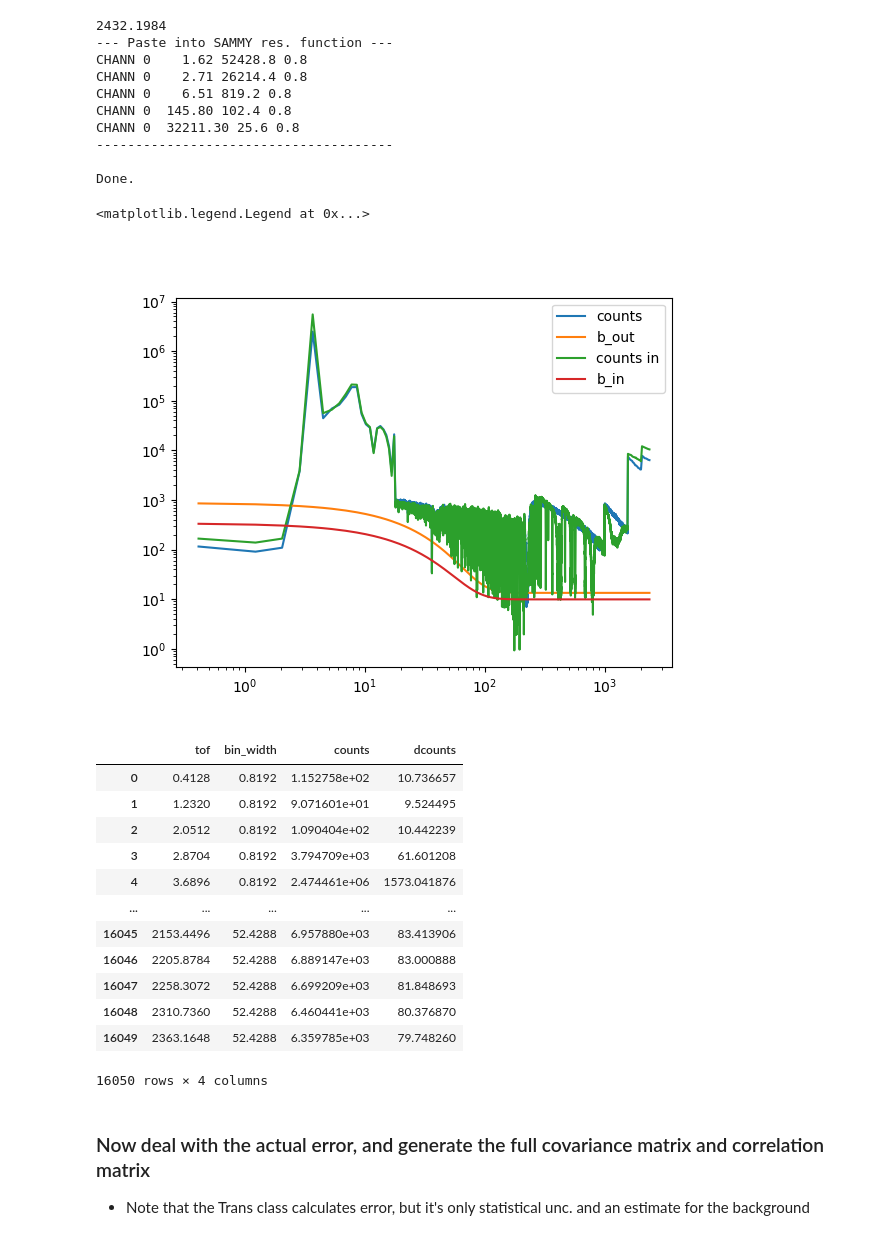
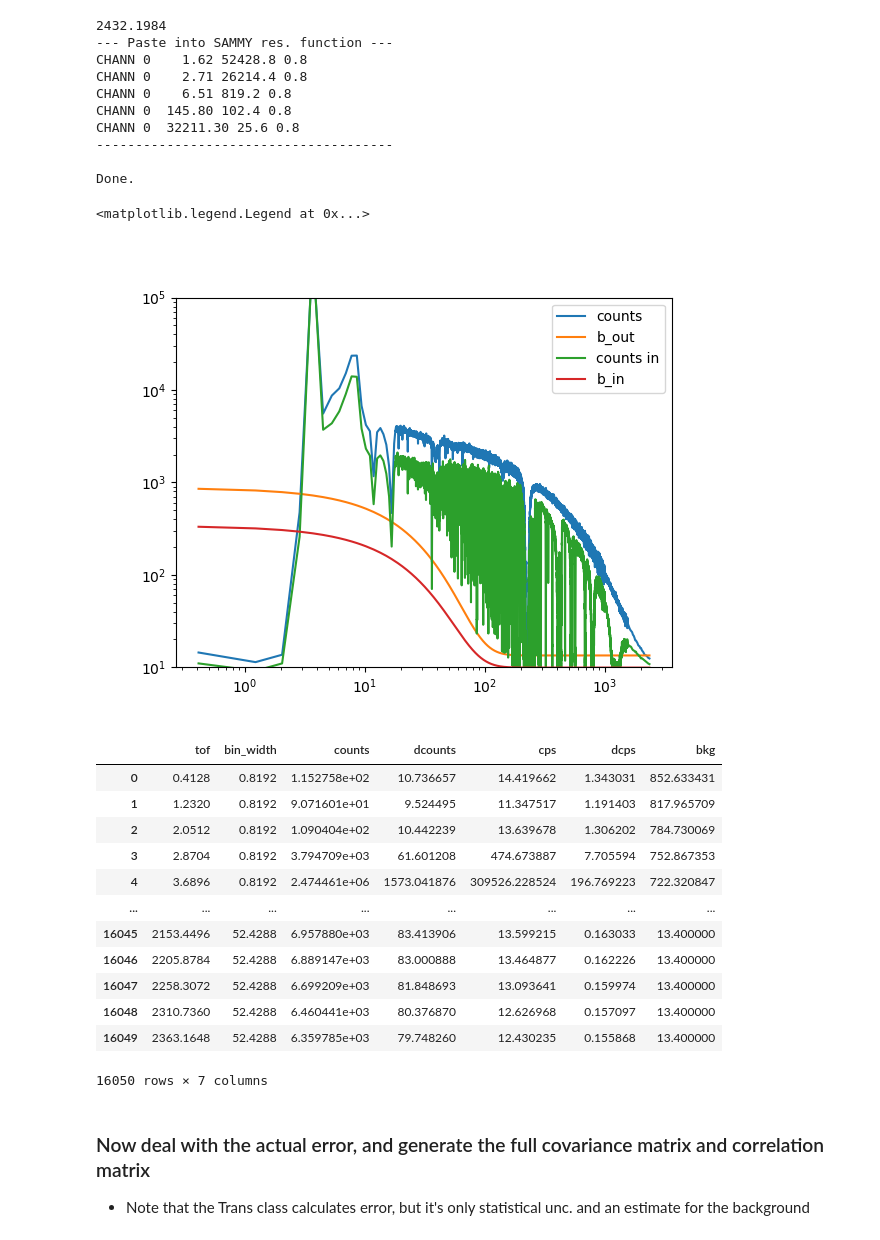
Before and after one commit to Naww137/Syndat, a Jupyter notebook: synthetic_data/Ta181/JB_sol/produce-trans-walton_JBSol.ipynb, the cells around one changed output. Cells and saved outputs as stored; diff of their text form; code cells hidden in the pictures.

```diff
--- a/synthetic_data/Ta181/JB_sol/produce-trans-walton_JBSol.ipynb
+++ b/synthetic_data/Ta181/JB_sol/produce-trans-walton_JBSol.ipynb
@@ -138,34 +138,36 @@ Done.
 # %%
 figure()
 # plot(trans1.open_data.tof,trans1.open_data.cps,label='cps')
-plot(trans1.open_data.tof,trans1.open_data.counts,label='counts')
+plot(trans1.open_data.tof,trans1.open_data.cps,label='counts')
 # plot(trans1.open_data.tof,(trans1.open_data.dcps/trans1.open_data.cps)*100)
 plot(trans1.open_data.tof,trans1.open_data.bkg, label='b_out')
 # plot(trans1.sample_data.tof,(trans1.sample_data.dcps/trans1.sample_data.cps)*100)
-plot(trans1.sample_data.tof,trans1.sample_data.counts,label='counts in')
+plot(trans1.sample_data.tof,trans1.sample_data.cps,label='counts in')
 plot(trans1.sample_data.tof,trans1.sample_data.bkg, label='b_in')
 xscale('log')
 yscale('log')
+ylim([10,1e5])
 legend()
 # %% [output]
 <matplotlib.legend.Legend at 0x...>
-[figure, old version]
+[figure, new version]
 # %%
-trans1.open_data[['tof','bin_width','counts','dcounts']]#.to_csv("/Users/2mx/Desktop/rpi-open-ta181.csv",index=False)
+# trans1.open_data[['tof','bin_width','counts','dcounts']]#.to_csv("/Users/2mx/Desktop/rpi-open-ta181.csv",index=False)
+trans1.open_data
 # %% [output]
-|  | tof | bin_width | counts | dcounts |
-| 0 | 0.4128 | 0.8192 | 1.152758e+02 | 10.736657 |
-| 1 | 1.2320 | 0.8192 | 9.071601e+01 | 9.524495 |
-| 2 | 2.0512 | 0.8192 | 1.090404e+02 | 10.442239 |
-| 3 | 2.8704 | 0.8192 | 3.794709e+03 | 61.601208 |
-| 4 | 3.6896 | 0.8192 | 2.474461e+06 | 1573.041876 |
-| ... | ... | ... | ... | ... |
-| 16045 | 2153.4496 | 52.4288 | 6.957880e+03 | 83.413906 |
-| 16046 | 2205.8784 | 52.4288 | 6.889147e+03 | 83.000888 |
-| 16047 | 2258.3072 | 52.4288 | 6.699209e+03 | 81.848693 |
-| 16048 | 2310.7360 | 52.4288 | 6.460441e+03 | 80.376870 |
-| 16049 | 2363.1648 | 52.4288 | 6.359785e+03 | 79.748260 |
+|  | tof | bin_width | counts | dcounts | cps | dcps | bkg |
+| 0 | 0.4128 | 0.8192 | 1.152758e+02 | 10.736657 | 14.419662 | 1.343031 | 852.633431 |
+| 1 | 1.2320 | 0.8192 | 9.071601e+01 | 9.524495 | 11.347517 | 1.191403 | 817.965709 |
+| 2 | 2.0512 | 0.8192 | 1.090404e+02 | 10.442239 | 13.639678 | 1.306202 | 784.730069 |
+| 3 | 2.8704 | 0.8192 | 3.794709e+03 | 61.601208 | 474.673887 | 7.705594 | 752.867353 |
+| 4 | 3.6896 | 0.8192 | 2.474461e+06 | 1573.041876 | 309526.228524 | 196.769223 | 722.320847 |
+| ... | ... | ... | ... | ... | ... | ... | ... |
+| 16045 | 2153.4496 | 52.4288 | 6.957880e+03 | 83.413906 | 13.599215 | 0.163033 | 13.400000 |
+| 16046 | 2205.8784 | 52.4288 | 6.889147e+03 | 83.000888 | 13.464877 | 0.162226 | 13.400000 |
+| 16047 | 2258.3072 | 52.4288 | 6.699209e+03 | 81.848693 | 13.093641 | 0.159974 | 13.400000 |
+| 16048 | 2310.7360 | 52.4288 | 6.460441e+03 | 80.376870 | 12.626968 | 0.157097 | 13.400000 |
+| 16049 | 2363.1648 | 52.4288 | 6.359785e+03 | 79.748260 | 12.430235 | 0.155868 | 13.400000 |
-16050 rows × 4 columns
+16050 rows × 7 columns
 # %% [markdown]
 ### Now deal with the actual error, and generate the full covariance matrix and correlation matrix
 - Note that the Trans class calculates error, but it's only statistical unc. and an estimate for the background
```
Also changed, not shown: parts of 1 cell of this notebook, 2 other files.
